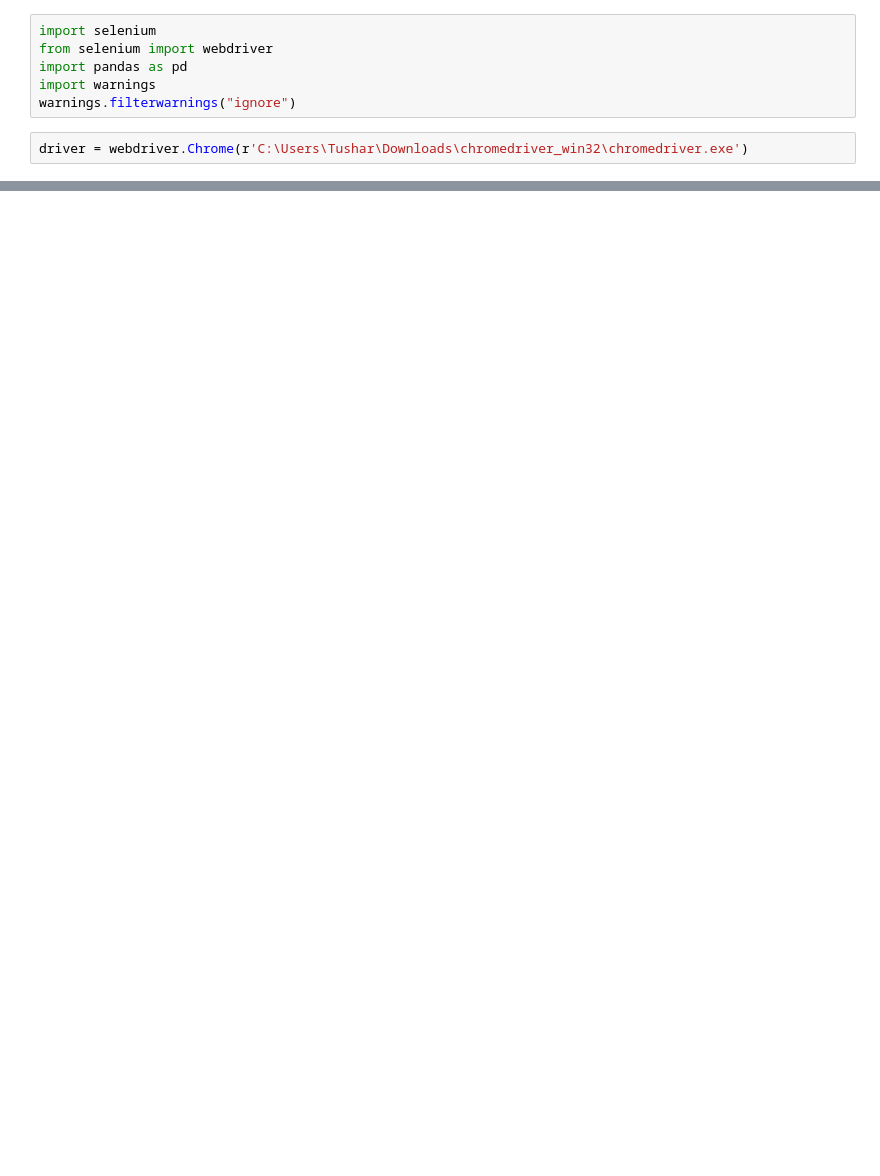
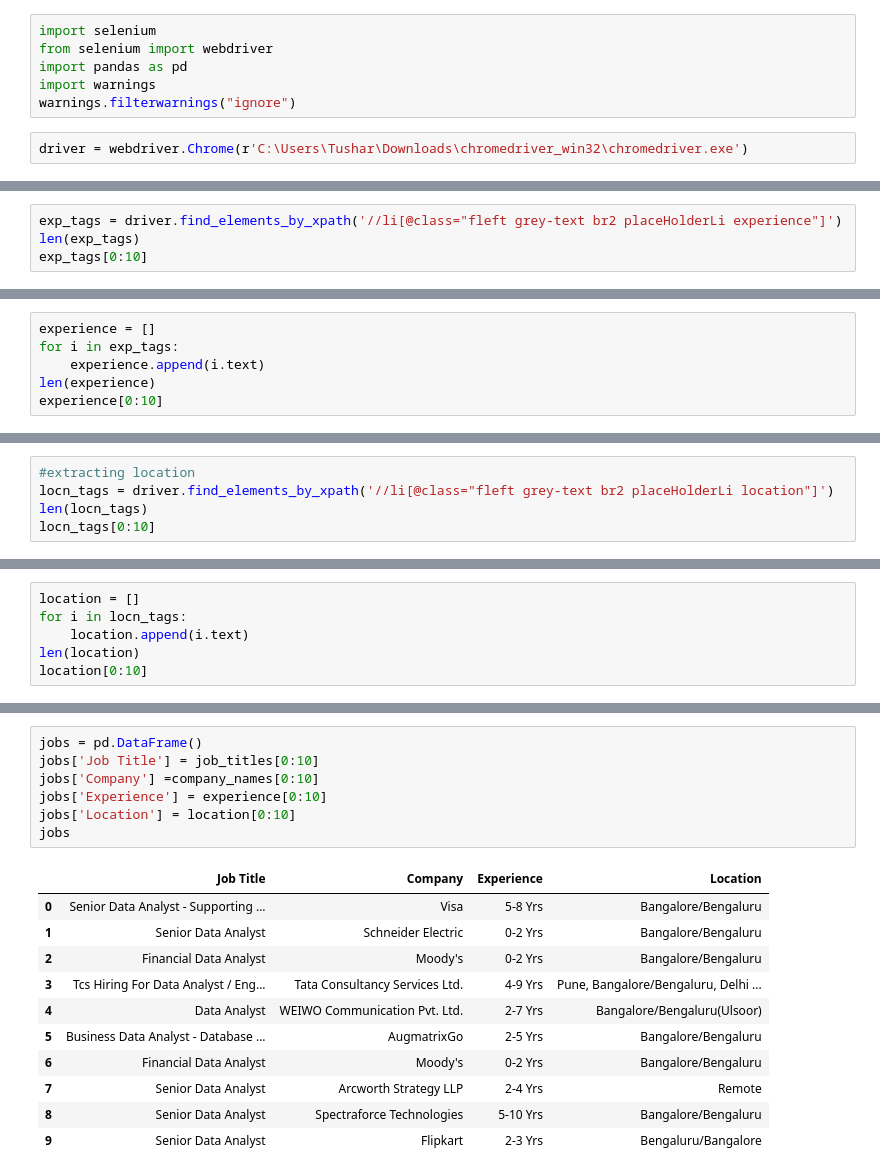
Before and after one commit to Tusharp09/Internship23, a Jupyter notebook: Assignment 2.ipynb, the cells around one changed output, grey strips where cells are left out. Saved outputs shown, nothing was run; the diff lists cells and outputs as text; blank space fills up the shorter version.

```diff
--- a/Assignment 2.ipynb
+++ b/Assignment 2.ipynb
@@ -42,0 +126,4 @@ Backtrace:
+# %%
+exp_tags = driver.find_elements_by_xpath('//li[@class="fleft grey-text br2 placeHolderLi experience"]')
+len(exp_tags)
+exp_tags[0:10]
@@ -42,0 +141,6 @@ Backtrace:
+# %%
+experience = []
+for i in exp_tags:
+    experience.append(i.text)
+len(experience)
+experience[0:10]
@@ -42,0 +158,5 @@ Backtrace:
+# %%
+#extracting location
+locn_tags = driver.find_elements_by_xpath('//li[@class="fleft grey-text br2 placeHolderLi location"]')
+len(locn_tags)
+locn_tags[0:10]
@@ -42,0 +174,6 @@ Backtrace:
+# %%
+location = []
+for i in locn_tags:
+    location.append(i.text)
+len(location)
+location[0:10]
@@ -42,0 +220,19 @@ Backtrace:
+# %%
+jobs = pd.DataFrame()
+jobs['Job Title'] = job_titles[0:10]
+jobs['Company'] =company_names[0:10]
+jobs['Experience'] = experience[0:10]
+jobs['Location'] = location[0:10]
+jobs
+# %% [output]
+|  | Job Title | Company | Experience | Location |
+| 0 | Senior Data Analyst - Supporting ... | Visa | 5-8 Yrs | Bangalore/Bengaluru |
+| 1 | Senior Data Analyst | Schneider Electric | 0-2 Yrs | Bangalore/Bengaluru |
+| 2 | Financial Data Analyst | Moody's | 0-2 Yrs | Bangalore/Bengaluru |
+| 3 | Tcs Hiring For Data Analyst / Eng... | Tata Consultancy Services Ltd. | 4-9 Yrs | Pune, Bangalore/Bengaluru, Delhi ... |
+| 4 | Data Analyst | WEIWO Communication Pvt. Ltd. | 2-7 Yrs | Bangalore/Bengaluru(Ulsoor) |
+| 5 | Business Data Analyst - Database ... | AugmatrixGo | 2-5 Yrs | Bangalore/Bengaluru |
+| 6 | Financial Data Analyst | Moody's | 0-2 Yrs | Bangalore/Bengaluru |
+| 7 | Senior Data Analyst | Arcworth Strategy LLP | 2-4 Yrs | Remote |
+| 8 | Senior Data Analyst | Spectraforce Technologies | 5-10 Yrs | Bangalore/Bengaluru |
+| 9 | Senior Data Analyst | Flipkart | 2-3 Yrs | Bengaluru/Bangalore |
```
Also changed, not shown: parts of 85 cells of this notebook.
